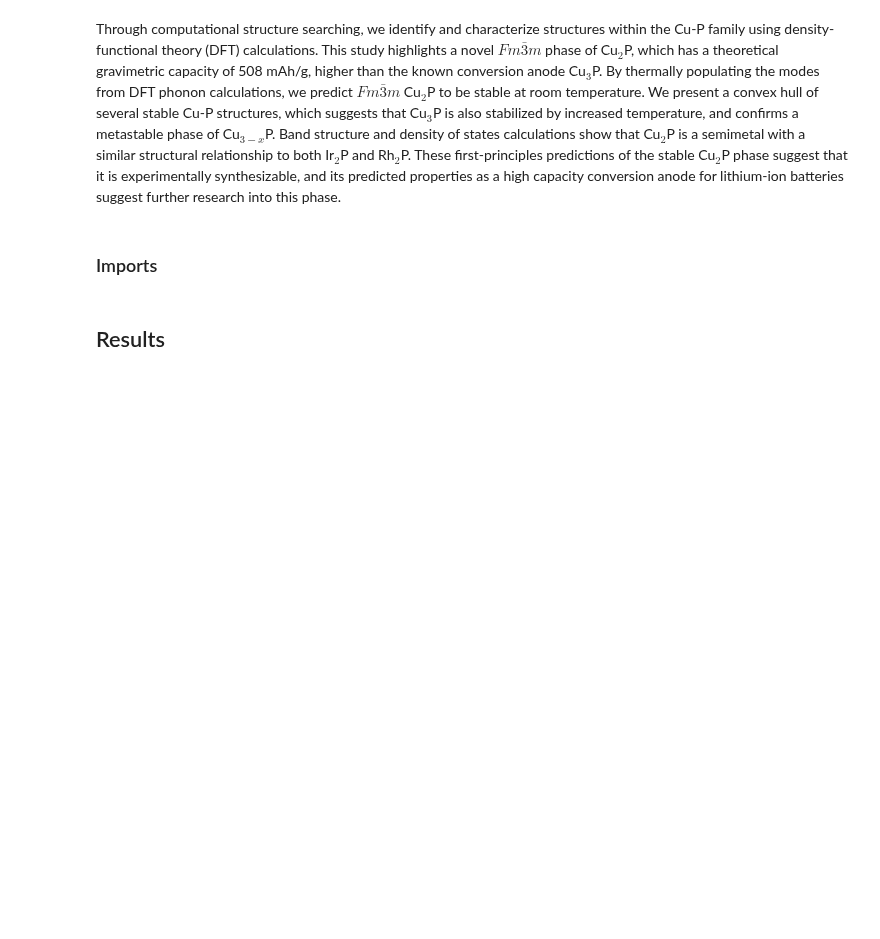
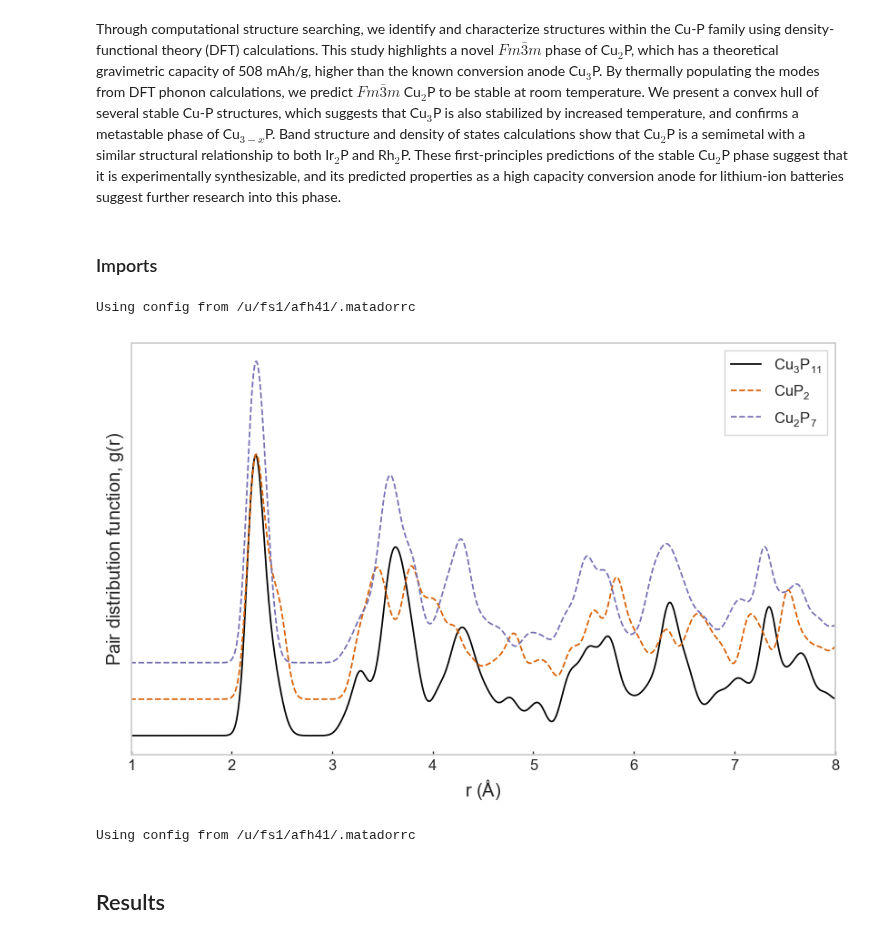
Before and after one commit to harpaf13/data.copper-phosphides, a Jupyter notebook: CuP_results.ipynb, the cells around one changed output. Drawn from its saved outputs; the diff is of its cells as text; code cells hidden in the pictures; blank space fills up the shorter version.

```diff
--- a/CuP_results.ipynb
+++ b/CuP_results.ipynb
@@ -37,6 +37,21 @@ from matador.hull import EnsembleHull
 from matador.scrapers import castep2dict, res2dict
 from matador.utils.cursor_utils import filter_unique_structures
 from matador.utils.cell_utils import standardize_doc_cell, get_spacegroup_spg
+# %%
+# Assess the pdf similarity of Cu3P11 and Cu2P/Cu2P7
+from matador.crystal import Crystal
+from matador.plotting import plot_pdf, plot_projected_pdf
+cursor, failures = res2dict('/u/fs1/afh41/query-Cu3P11-afh41-LiCuP-polish/*.res', as_model=True)
+cursor = [Crystal(doc) for doc in cursor]
+plot_pdf(cursor[-1].pdf, other_pdfs=[doc.pdf for doc in cursor[:-1]],maxr=8)
+# %% [output]
+Using config from /u/fs1/afh41/.matadorrc
+[figure, added]
+# %%
+from matador.plotting import plot_pxrd
+plot_pxrd([doc.pxrd for doc in cursor],figsize=(10,4))
+# %% [output]
+Using config from /u/fs1/afh41/.matadorrc
 # %% [markdown]
 ## Results
 # %% [markdown]
```
Also changed, not shown: parts of 7 cells of this notebook, 1 other file.
